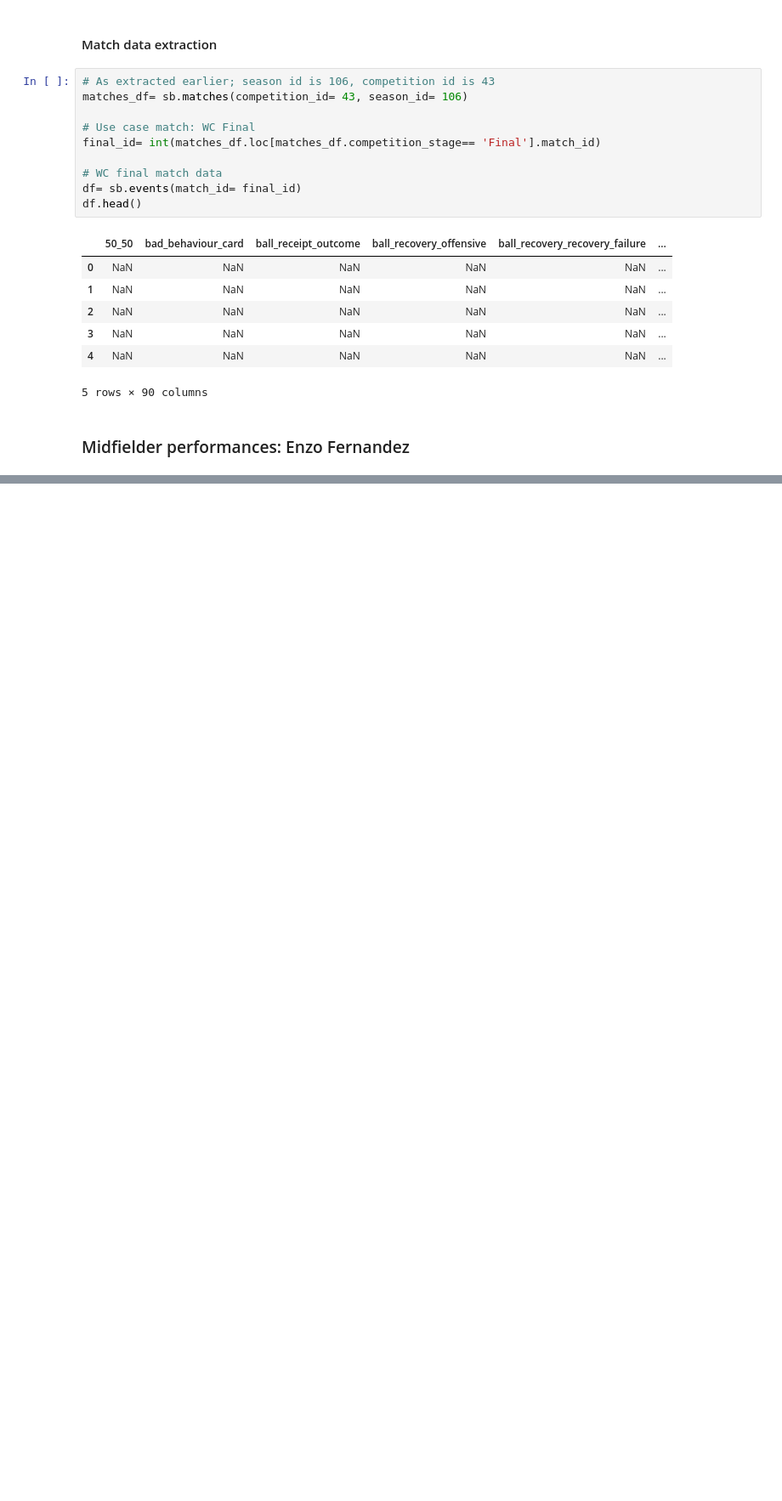
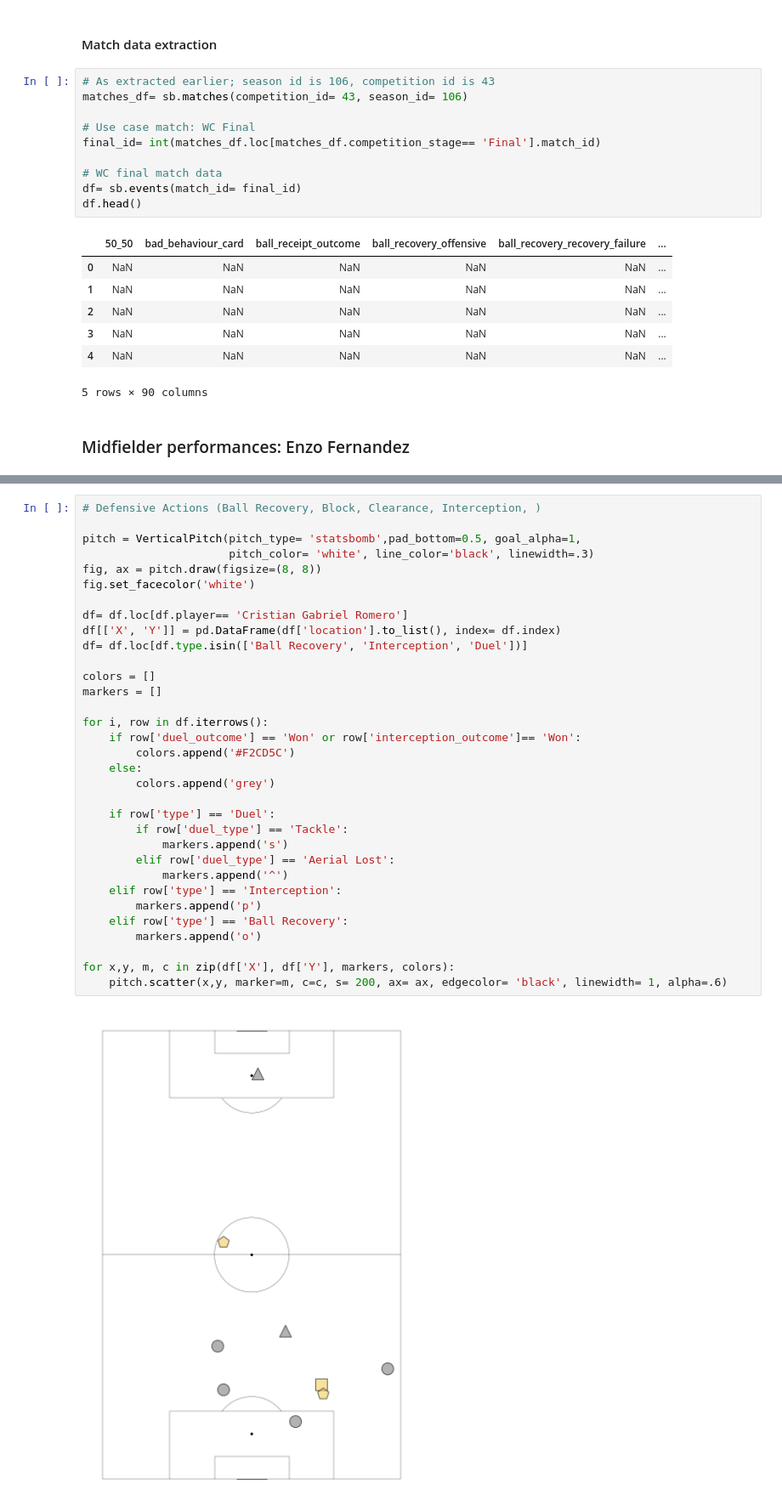
Before and after one commit to Elmehdi9/World-Cup-Data-Visualization, a Jupyter notebook: Notebooks/Performance per match .ipynb, the cells around one changed output, grey strips where cells are left out. Shown at 85% size. Saved outputs shown, nothing was run; the diff lists cells and outputs as text; blank space fills up the shorter version.

```diff
--- a/Notebooks/Performance per match .ipynb
+++ b/Notebooks/Performance per match .ipynb
@@ -130,0 +185,35 @@ plot_passes(df, "Enzo Fernandez", pitch, ax )
+# %%
+# Defensive Actions (Ball Recovery, Block, Clearance, Interception, )
+
+pitch = VerticalPitch(pitch_type= 'statsbomb',pad_bottom=0.5, goal_alpha=1,
+                      pitch_color= 'white', line_color='black', linewidth=.3)
+fig, ax = pitch.draw(figsize=(8, 8))
+fig.set_facecolor('white')
+
+df= df.loc[df.player== 'Cristian Gabriel Romero']
+df[['X', 'Y']] = pd.DataFrame(df['location'].to_list(), index= df.index)
+df= df.loc[df.type.isin(['Ball Recovery', 'Interception', 'Duel'])]
+
+colors = []
+markers = []
+
+for i, row in df.iterrows():
+    if row['duel_outcome'] == 'Won' or row['interception_outcome']== 'Won':
+        colors.append('#F2CD5C')
+    else:
+        colors.append('grey')
+
+    if row['type'] == 'Duel':
+        if row['duel_type'] == 'Tackle':
+            markers.append('s')
+        elif row['duel_type'] == 'Aerial Lost':
+            markers.append('^')
+    elif row['type'] == 'Interception':
+        markers.append('p')
+    elif row['type'] == 'Ball Recovery':
+        markers.append('o')
+
+for x,y, m, c in zip(df['X'], df['Y'], markers, colors):
+    pitch.scatter(x,y, marker=m, c=c, s= 200, ax= ax, edgecolor= 'black', linewidth= 1, alpha=.6)
+# %% [output]
+[figure, added]
```
Also changed, not shown: parts of 3 cells of this notebook.
